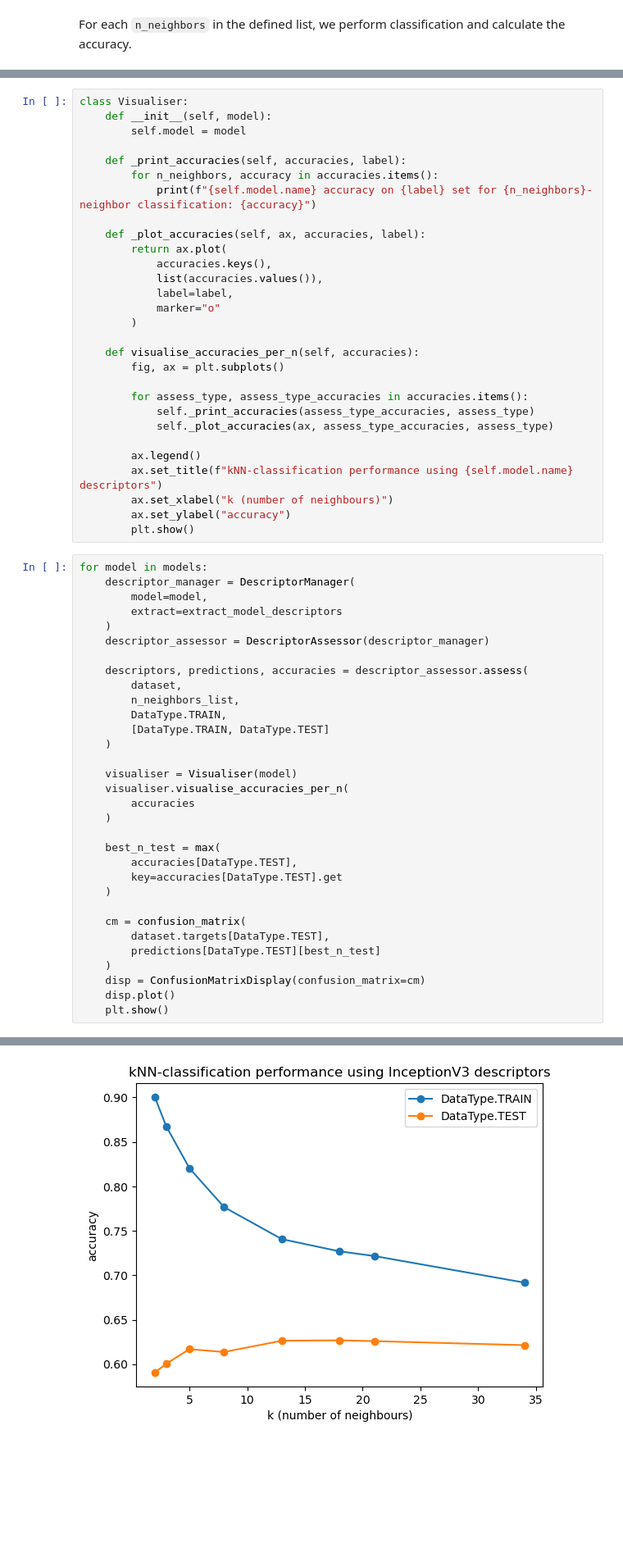
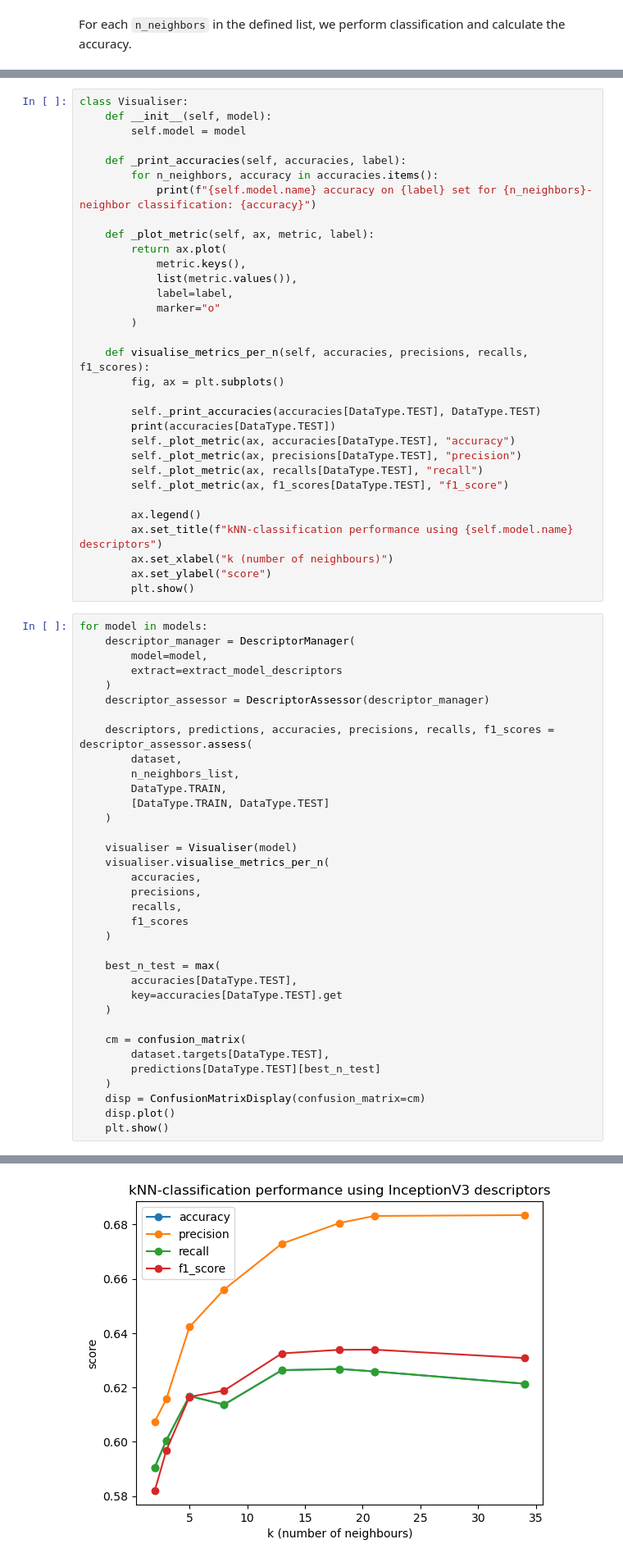
Before and after one commit to gilians/2022-1B-DS-CIRI-Project, a Jupyter notebook: CIRI.ipynb, the cells around one changed output, grey strips where cells are left out. Shown at 82% size. Drawn from its saved outputs; the diff is of its cells as text; blank space fills up the shorter version.

Commit message:
Add weighted precision, recall and f1-score metrics

```diff
--- a/CIRI.ipynb
+++ b/CIRI.ipynb
@@ -340,25 +365,28 @@ class Visualiser:
         for n_neighbors, accuracy in accuracies.items():
             print(f"{self.model.name} accuracy on {label} set for {n_neighbors}-neighbor classification: {accuracy}")
 
-    def _plot_accuracies(self, ax, accuracies, label):
+    def _plot_metric(self, ax, metric, label):
         return ax.plot(
-            accuracies.keys(),
-            list(accuracies.values()),
+            metric.keys(),
+            list(metric.values()),
             label=label,
             marker="o"
         )
 
-    def visualise_accuracies_per_n(self, accuracies):
+    def visualise_metrics_per_n(self, accuracies, precisions, recalls, f1_scores):
         fig, ax = plt.subplots()
 
-        for assess_type, assess_type_accuracies in accuracies.items():
-            self._print_accuracies(assess_type_accuracies, assess_type)
-            self._plot_accuracies(ax, assess_type_accuracies, assess_type)
+        self._print_accuracies(accuracies[DataType.TEST], DataType.TEST)
+        print(accuracies[DataType.TEST])
+        self._plot_metric(ax, accuracies[DataType.TEST], "accuracy")
+        self._plot_metric(ax, precisions[DataType.TEST], "precision")
+        self._plot_metric(ax, recalls[DataType.TEST], "recall")
+        self._plot_metric(ax, f1_scores[DataType.TEST], "f1_score")
 
         ax.legend()
         ax.set_title(f"kNN-classification performance using {self.model.name} descriptors")
         ax.set_xlabel("k (number of neighbours)")
-        ax.set_ylabel("accuracy")
+        ax.set_ylabel("score")
         plt.show()
 # %%
 for model in models:
@@ -368,7 +396,7 @@ for model in models:
     )
     descriptor_assessor = DescriptorAssessor(descriptor_manager)
 
-    descriptors, predictions, accuracies = descriptor_assessor.assess(
+    descriptors, predictions, accuracies, precisions, recalls, f1_scores = descriptor_assessor.assess(
         dataset,
         n_neighbors_list,
         DataType.TRAIN,
@@ -376,8 +404,11 @@ for model in models:
     )
 
     visualiser = Visualiser(model)
-    visualiser.visualise_accuracies_per_n(
-        accuracies
+    visualiser.visualise_metrics_per_n(
+        accuracies,
+        precisions,
+        recalls,
+        f1_scores
     )
 
     best_n_test = max(
@@ -430,4 +447,4 @@ InceptionV3 accuracy on DataType.TEST set for 34-neighbor classification: 0.6213
-[figure, old version]
+[figure, new version]
 [figure]
 # %% [markdown]
 ### Visually assess predicted vs. target through PCA
```
Also changed, not shown: parts of 3 cells of this notebook.
